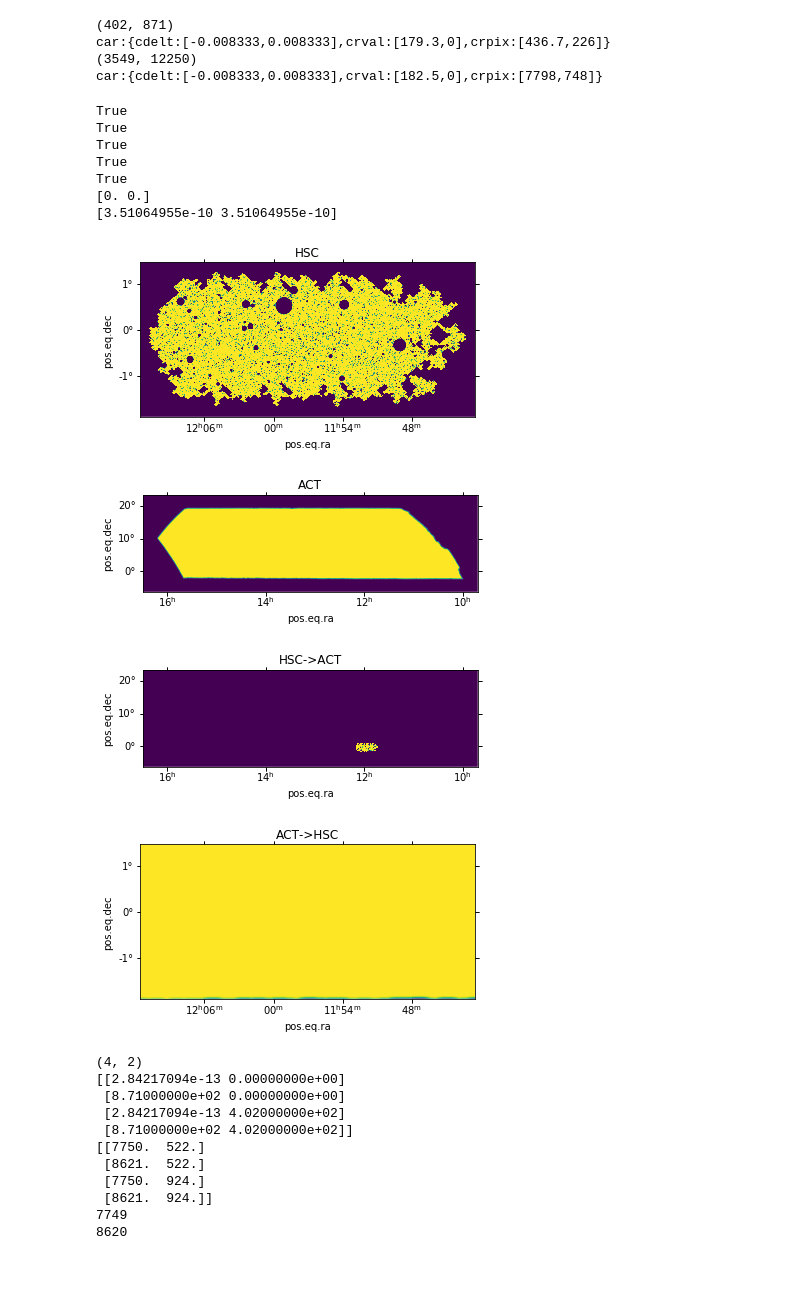
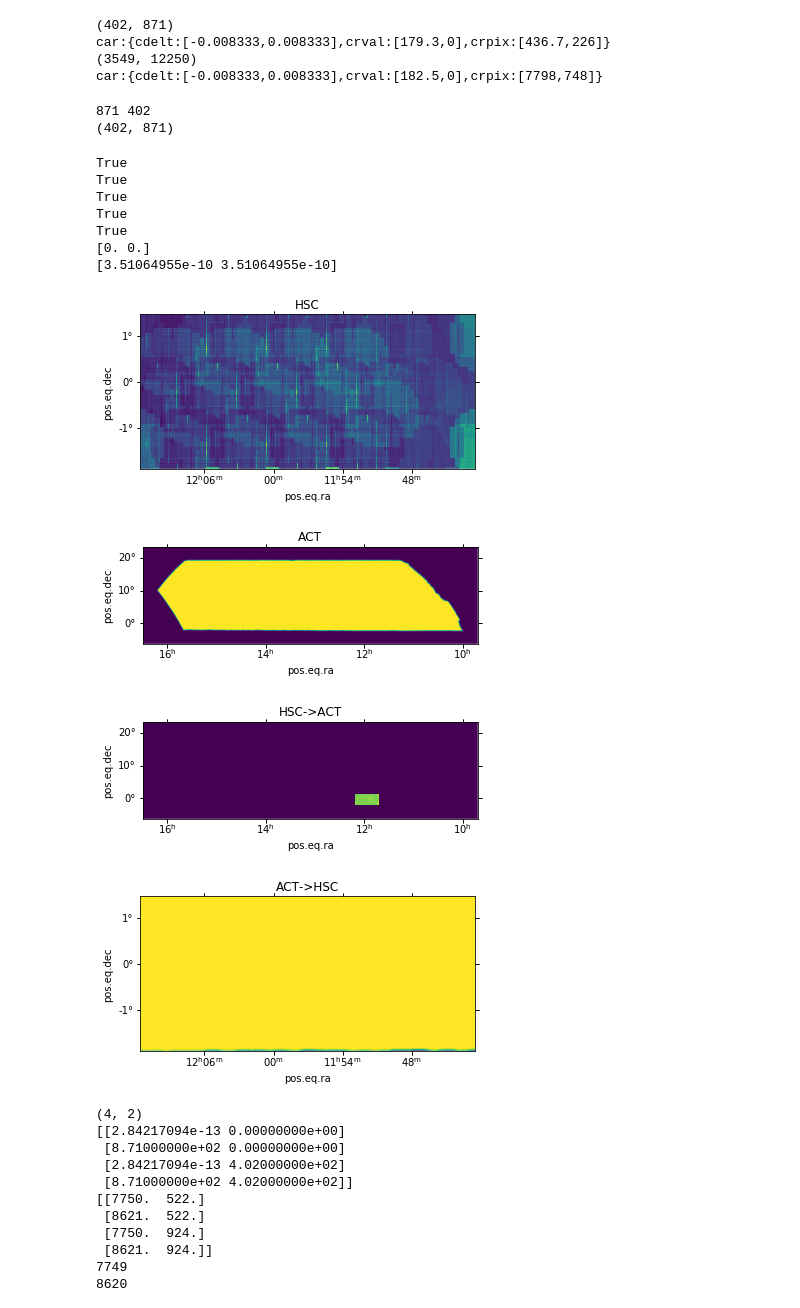
Before and after one commit to damonge/GSKY, a Jupyter notebook: notebooks/Remapping ACT -> HSC.ipynb, the cells around one changed output. Drawn from its saved outputs; the diff is of its cells as text; code cells hidden in the pictures; blank space fills up the shorter version.

```diff
--- a/notebooks/Remapping ACT -> HSC.ipynb
+++ b/notebooks/Remapping ACT -> HSC.ipynb
@@ -3,9 +3,10 @@ from pixell import enmap
 import matplotlib.pyplot as plt
 import numpy as np
 # %%
-m1 = enmap.read_map("outputs/test_david/masked_fraction.fits")
-m2 = enmap.read_map("data/k_mask_boss.fits")
-
+m1 = enmap.read_map("../..//outputs/masked_fraction.fits")
+m2 = enmap.read_map("../../data/k_mask_boss.fits")
+ny1, nx1 = m1.shape
+ny2, nx2 = m2.shape
 print(m1.shape)
 print(m1.wcs)
 print(m2.shape)
@@ -17,7 +18,7 @@ car:{cdelt:[-0.008333,0.008333],crval:[179.3,0],crpix:[436.7,226]}
 car:{cdelt:[-0.008333,0.008333],crval:[182.5,0],crpix:[7798,748]}
 # %%
 # World coordinates of the corners of the HSC footprint
-coords = m1.wcs.all_pix2world([[0,0],[nx,0],[0,ny],[nx,ny]],0)
+coords = m1.wcs.all_pix2world([[0,0],[nx1,0],[0,ny1],[nx1,ny1]],0)
 # Pixel coordinates of the HSC corners in the HSC projection (this is trivial)
 pix1 = m1.wcs.all_world2pix(coords, 0)
 # Pixel coordinates of the HSC corners in the ACT projection (this is trivial)
@@ -28,6 +29,11 @@ ix0_2 = int(np.amin(np.unique(pix2[:,0])))
 ixf_2 = int(np.amax(np.unique(pix2[:,0])))
 iy0_2 = int(np.amin(np.unique(pix2[:,1])))
 iyf_2 = int(np.amax(np.unique(pix2[:,1])))
+print(ixf_2-ix0_2,iyf_2-iy0_2)
+print(m1.shape)
+# %% [output]
+871 402
+(402, 871)
 # %%
 # Sanity checks
 # Only two edges in x
@@ -56,26 +62,47 @@ True
 True
 [0. 0.]
 [3.51064955e-10 3.51064955e-10]
+# %%
+# Translate in case m1 lies partially outside of m2
+iyf_1 = ny1
+if iy0_2<0:
+    iyf_1+=iy0_2
+    iy0_2=0
+
+iy0_1 = 0
+if iyf_2>ny2:
+    iy0_1+=iyf_2-ny2
+    iyf_2=ny2
+
+ixf_1 = nx1
+if ix0_2<0:
+    ixf_1+=ix0_2
+    ix0_2=0
+
+ix0_1 = 0
+if ixf_2>nx2:
+    ix0_1+=ixf_2-nx2
+    ixf_2=nx2
 # %%
 # HSC in the ACT footprint
-m1_2 = np.zeros_like(m2); m1_2[iy0_2:iyf_2,ix0_2:ixf_2]=m1[:,:]
+m1_2 = np.zeros_like(m2); m1_2[iy0_2:iyf_2,ix0_2:ixf_2]=m1[iy0_1:iyf_1,ix0_1:ixf_1]
 # ACT in the HSC footprint
-m2_1 = np.zeros_like(m1); m2_1[:,:] = m2[iy0_2:iyf_2,ix0_2:ixf_2]
+m2_1 = np.zeros_like(m1); m2_1[iy0_1:iyf_1,ix0_1:ixf_1] = m2[iy0_2:iyf_2,ix0_2:ixf_2]
 
 def pltmap(m,wcs,title):
     plt.figure()
     plt.subplot(projection=wcs)
     plt.imshow(m,origin='lower')
     plt.title(title)
 
 pltmap(m1,m1.wcs,'HSC')
 pltmap(m2,m2.wcs,'ACT')
 pltmap(m1_2,m2.wcs,'HSC->ACT')
 pltmap(m2_1,m1.wcs,'ACT->HSC')
 # %% [output]
-[figure, old version]
+[figure, new version]
 [figure]
-[figure, old version]
+[figure, new version]
 [figure]
 # %%
 ny, nx = m1.shape
```
Also changed, not shown: parts of 1 cell of this notebook, 1 other file.
